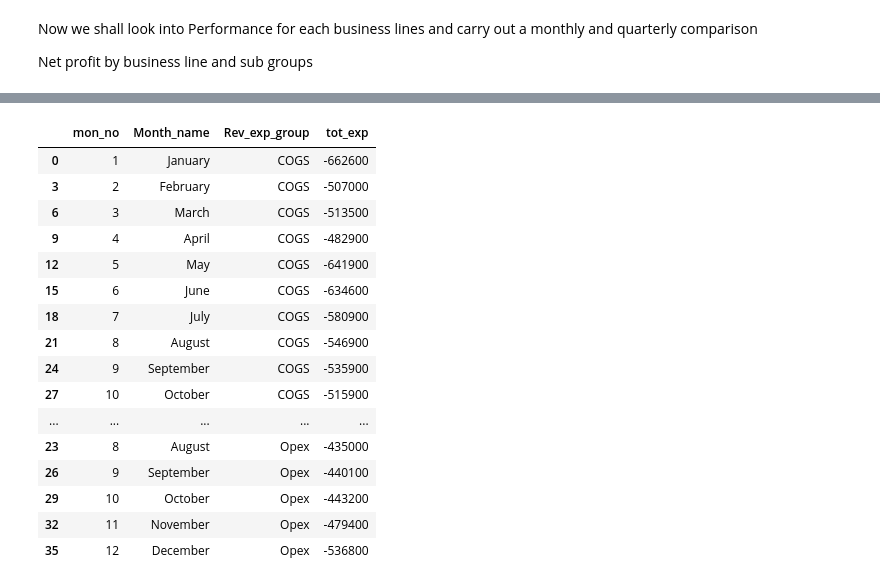
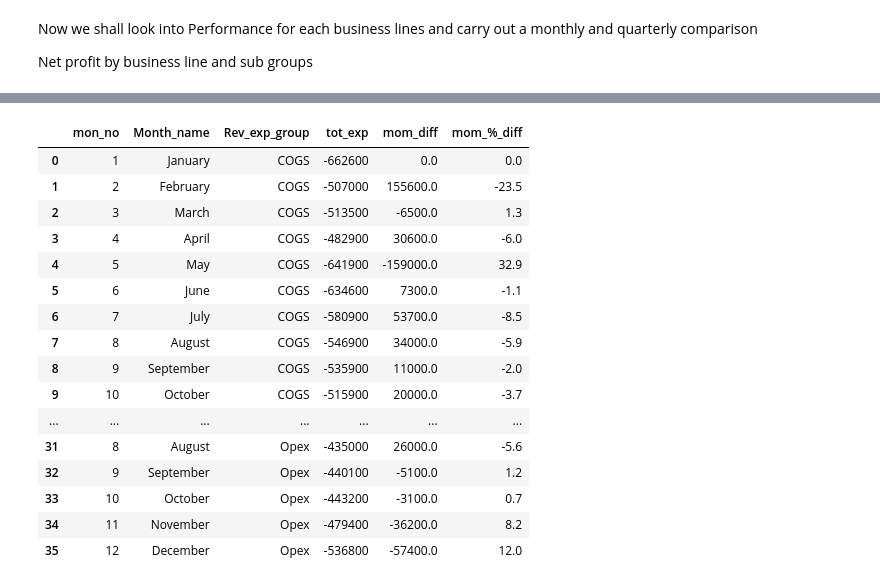
Before and after one commit to djibril968/Python_projects, a Jupyter notebook: Onyx_Financial_Analysis.ipynb, the cells around one changed output, grey strips where cells are left out. Saved outputs shown, nothing was run; the diff lists cells and outputs as text; code cells hidden in the pictures.

```diff
--- a/Onyx_Financial_Analysis.ipynb
+++ b/Onyx_Financial_Analysis.ipynb
@@ -519,0 +512,16 @@ exp_by_biz_sub_grp
+# %%
+#we look into the mom diff and percentage diff for each business line
+
+exp_by_biz_sub_grp = trend_exp_extract.groupby([ 'mon_no','Biz_line','Month_name'])['Amount'].sum().reset_index(name = 'tot_exp').sort_values(['Biz_line','mon_no', 'tot_exp'], ascending= [True, True, False])
+
+def mom_cal_and_pct(df):
+    df['mom_diff'] = df['tot_exp'] - df['tot_exp'].shift(1)
+    df['mom_%_diff'] = df['tot_exp'].pct_change().round(3)*100
+    df.iloc[0, df.columns.get_loc('mom_diff')] = 0.0
+    df.iloc[0, df.columns.get_loc('mom_%_diff')] = 0.0
+
+    return df
+
+exp_by_biz_sub_grp = exp_by_biz_sub_grp.groupby('Biz_line').apply(mom_cal_and_pct).reset_index(drop= True)
+
+exp_by_biz_sub_grp
@@ -520,23 +546,23 @@ exp_by_biz_sub_grp
 # %%
 exp_by_exp_grp = trend_exp_extract.groupby([ 'mon_no','Month_name', 'Rev_exp_group'])['Amount'].sum().reset_index(name = 'tot_exp').sort_values(['Rev_exp_group','mon_no', 'tot_exp'], ascending= [True, True, False])
-exp_by_exp_grp
+exp_by_exp_grp.groupby('Rev_exp_group').apply(mom_cal_and_pct).reset_index(drop= True)
 # %% [output]
-|  | mon_no | Month_name | Rev_exp_group | tot_exp |
-| 0 | 1 | January | COGS | -662600 |
-| 3 | 2 | February | COGS | -507000 |
-| 6 | 3 | March | COGS | -513500 |
-| 9 | 4 | April | COGS | -482900 |
-| 12 | 5 | May | COGS | -641900 |
-| 15 | 6 | June | COGS | -634600 |
-| 18 | 7 | July | COGS | -580900 |
-| 21 | 8 | August | COGS | -546900 |
-| 24 | 9 | September | COGS | -535900 |
-| 27 | 10 | October | COGS | -515900 |
-| ... | ... | ... | ... | ... |
-| 23 | 8 | August | Opex | -435000 |
-| 26 | 9 | September | Opex | -440100 |
-| 29 | 10 | October | Opex | -443200 |
-| 32 | 11 | November | Opex | -479400 |
-| 35 | 12 | December | Opex | -536800 |
+|  | mon_no | Month_name | Rev_exp_group | tot_exp | mom_diff | mom_%_diff |
+| 0 | 1 | January | COGS | -662600 | 0.0 | 0.0 |
+| 1 | 2 | February | COGS | -507000 | 155600.0 | -23.5 |
+| 2 | 3 | March | COGS | -513500 | -6500.0 | 1.3 |
+| 3 | 4 | April | COGS | -482900 | 30600.0 | -6.0 |
+| 4 | 5 | May | COGS | -641900 | -159000.0 | 32.9 |
+| 5 | 6 | June | COGS | -634600 | 7300.0 | -1.1 |
+| 6 | 7 | July | COGS | -580900 | 53700.0 | -8.5 |
+| 7 | 8 | August | COGS | -546900 | 34000.0 | -5.9 |
+| 8 | 9 | September | COGS | -535900 | 11000.0 | -2.0 |
+| 9 | 10 | October | COGS | -515900 | 20000.0 | -3.7 |
+| ... | ... | ... | ... | ... | ... | ... |
+| 31 | 8 | August | Opex | -435000 | 26000.0 | -5.6 |
+| 32 | 9 | September | Opex | -440100 | -5100.0 | 1.2 |
+| 33 | 10 | October | Opex | -443200 | -3100.0 | 0.7 |
+| 34 | 11 | November | Opex | -479400 | -36200.0 | 8.2 |
+| 35 | 12 | December | Opex | -536800 | -57400.0 | 12.0 |
 # %%
 exp_by_exp_sub_grp = trend_exp_extract.groupby([ 'mon_no','Expense_subgroup','Month_name'])['Amount'].sum().reset_index(name = 'tot_exp').sort_values(['Expense_subgroup','mon_no', 'tot_exp'], ascending= [True, True, False])
```
Also changed, not shown: parts of 3 cells of this notebook.
